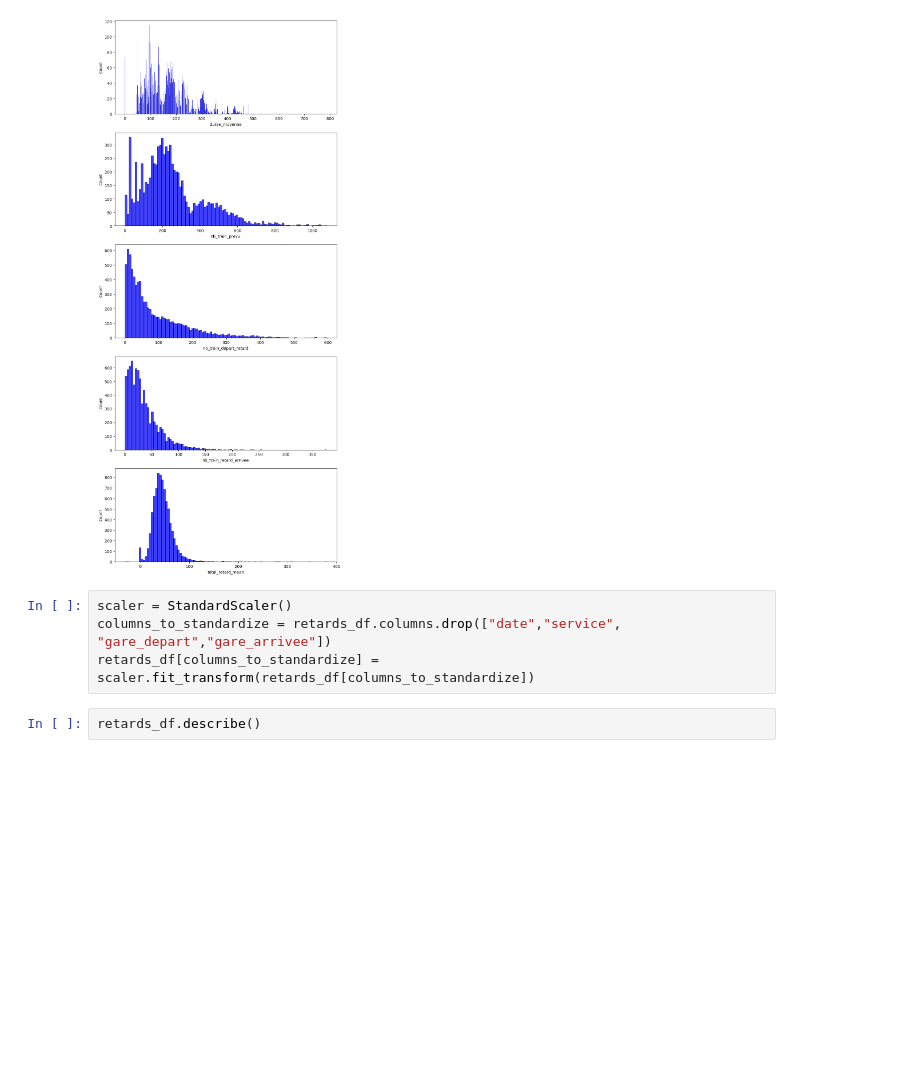
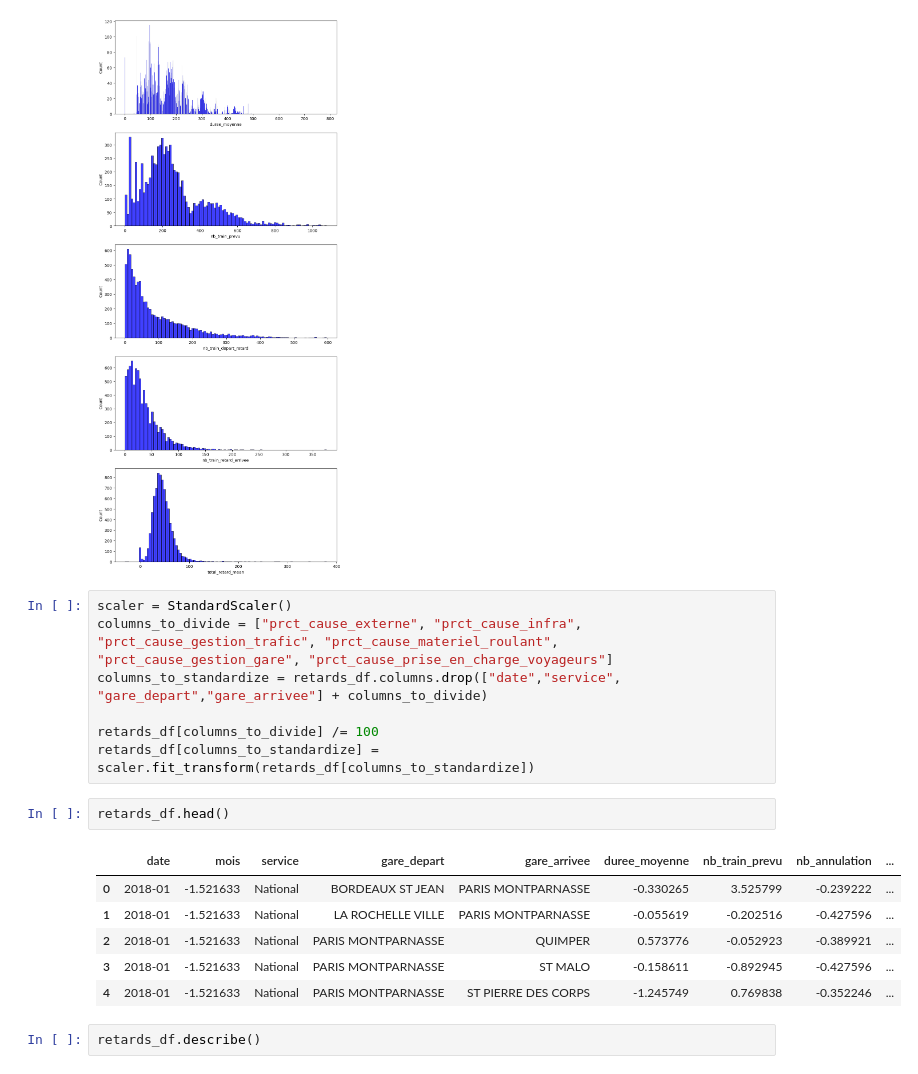
Before and after one commit to Lucasvitoriano25/PredDelay_TGVTrains, a Jupyter notebook: main.ipynb, the cells around one changed output. Saved outputs shown, nothing was run; the diff lists cells and outputs as text; blank space fills up the shorter version.

```diff
--- a/main.ipynb
+++ b/main.ipynb
@@ -181,8 +188,20 @@ sn.histplot(retards_df['total_retard_mean'], color='b', bins=100, ax=ax[4]);
 [figure]
 # %%
 scaler = StandardScaler()
-columns_to_standardize = retards_df.columns.drop(["date","service", "gare_depart","gare_arrivee"])
+columns_to_divide = ["prct_cause_externe", "prct_cause_infra", "prct_cause_gestion_trafic", "prct_cause_materiel_roulant", "prct_cause_gestion_gare", "prct_cause_prise_en_charge_voyageurs"]
+columns_to_standardize = retards_df.columns.drop(["date","service", "gare_depart","gare_arrivee"] + columns_to_divide)
+
+retards_df[columns_to_divide] /= 100
 retards_df[columns_to_standardize] = scaler.fit_transform(retards_df[columns_to_standardize])
+# %%
+retards_df.head()
+# %% [output]
+|  | date | mois | service | gare_depart | gare_arrivee | duree_moyenne | nb_train_prevu | nb_annulation | ... |
+| 0 | 2018-01 | -1.521633 | National | BORDEAUX ST JEAN | PARIS MONTPARNASSE | -0.330265 | 3.525799 | -0.239222 | ... |
+| 1 | 2018-01 | -1.521633 | National | LA ROCHELLE VILLE | PARIS MONTPARNASSE | -0.055619 | -0.202516 | -0.427596 | ... |
+| 2 | 2018-01 | -1.521633 | National | PARIS MONTPARNASSE | QUIMPER | 0.573776 | -0.052923 | -0.389921 | ... |
+| 3 | 2018-01 | -1.521633 | National | PARIS MONTPARNASSE | ST MALO | -0.158611 | -0.892945 | -0.427596 | ... |
+| 4 | 2018-01 | -1.521633 | National | PARIS MONTPARNASSE | ST PIERRE DES CORPS | -1.245749 | 0.769838 | -0.352246 | ... |
 # %%
 retards_df.describe()
 # %% [output]
```
Also changed, not shown: parts of 32 cells of this notebook.
